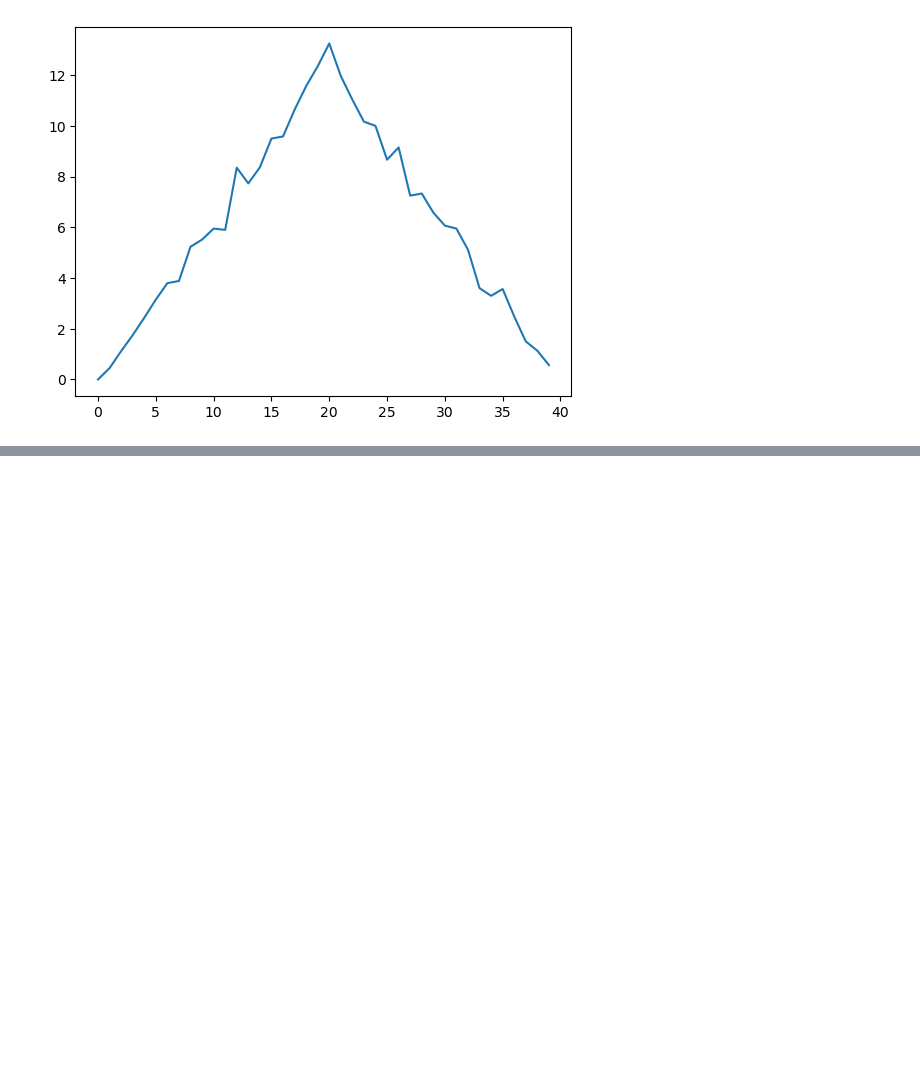
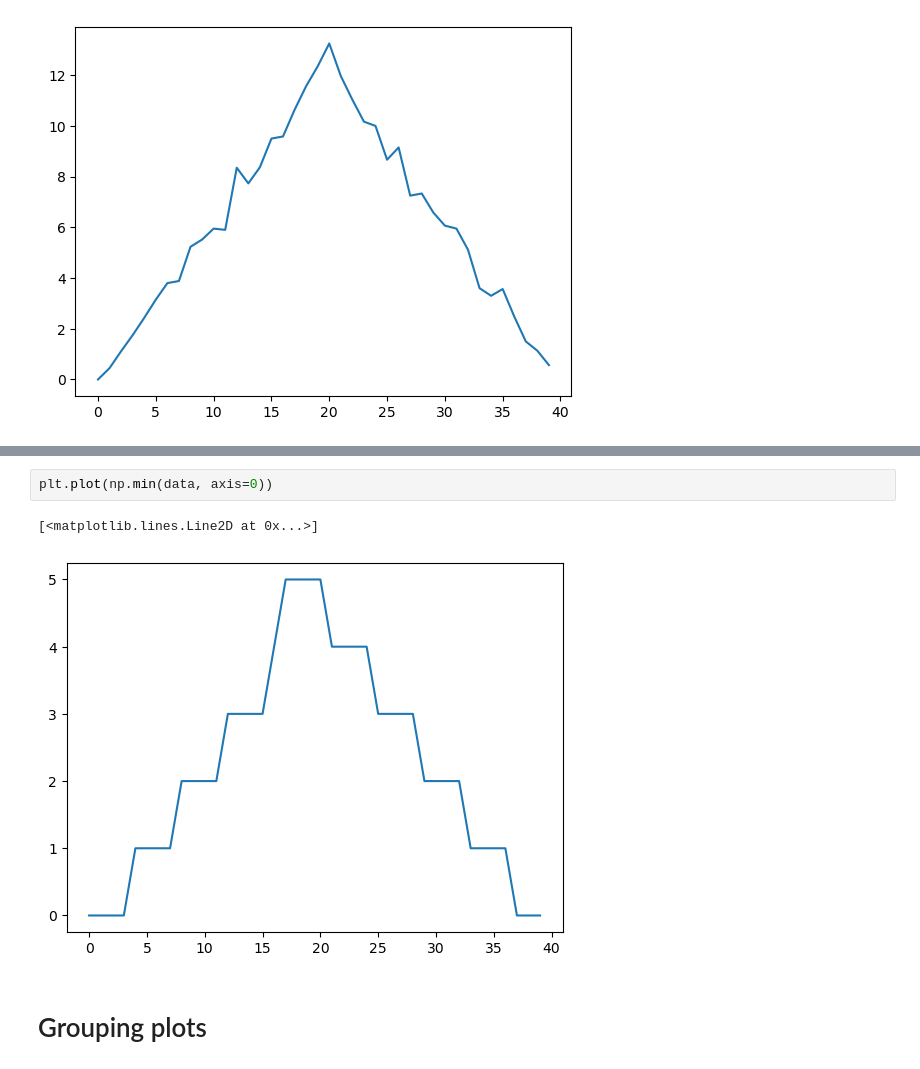
Before and after one commit to tu-delft-library/introduction_to_programming_with_python, a Jupyter notebook: material_for_participants/python_one.ipynb, the cells around one changed output, grey strips where cells are left out. Cells and saved outputs as stored; diff of their text form; blank space fills up the shorter version.

```diff
--- a/material_for_participants/python_one.ipynb
+++ b/material_for_participants/python_one.ipynb
@@ -249,0 +253,7 @@ plt.plot(n
+# %%
+plt.plot(np.min(data, axis=0))
+# %% [output]
+[<matplotlib.lines.Line2D at 0x...>]
+[figure, added]
+# %% [markdown]
+# Grouping plots
```
Also changed, not shown: parts of 1 cell of this notebook.
